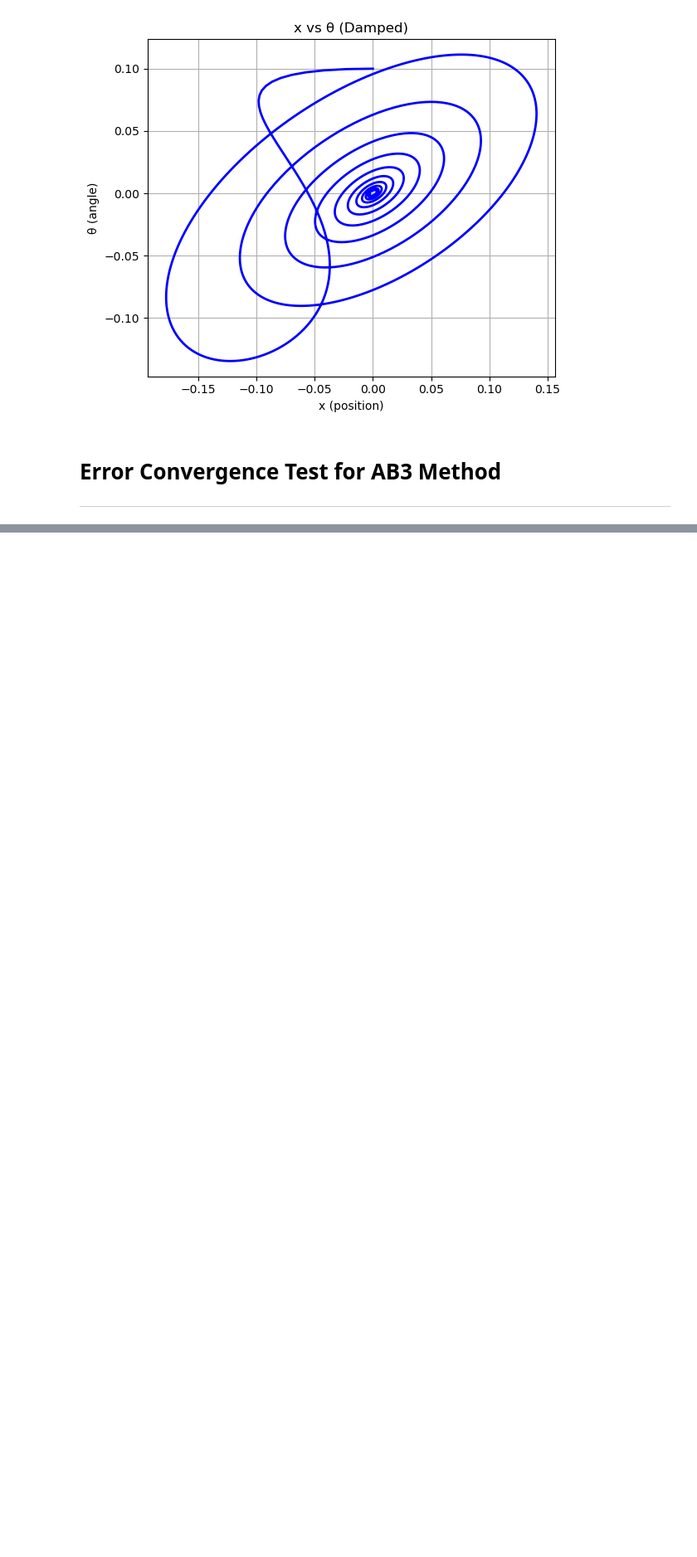
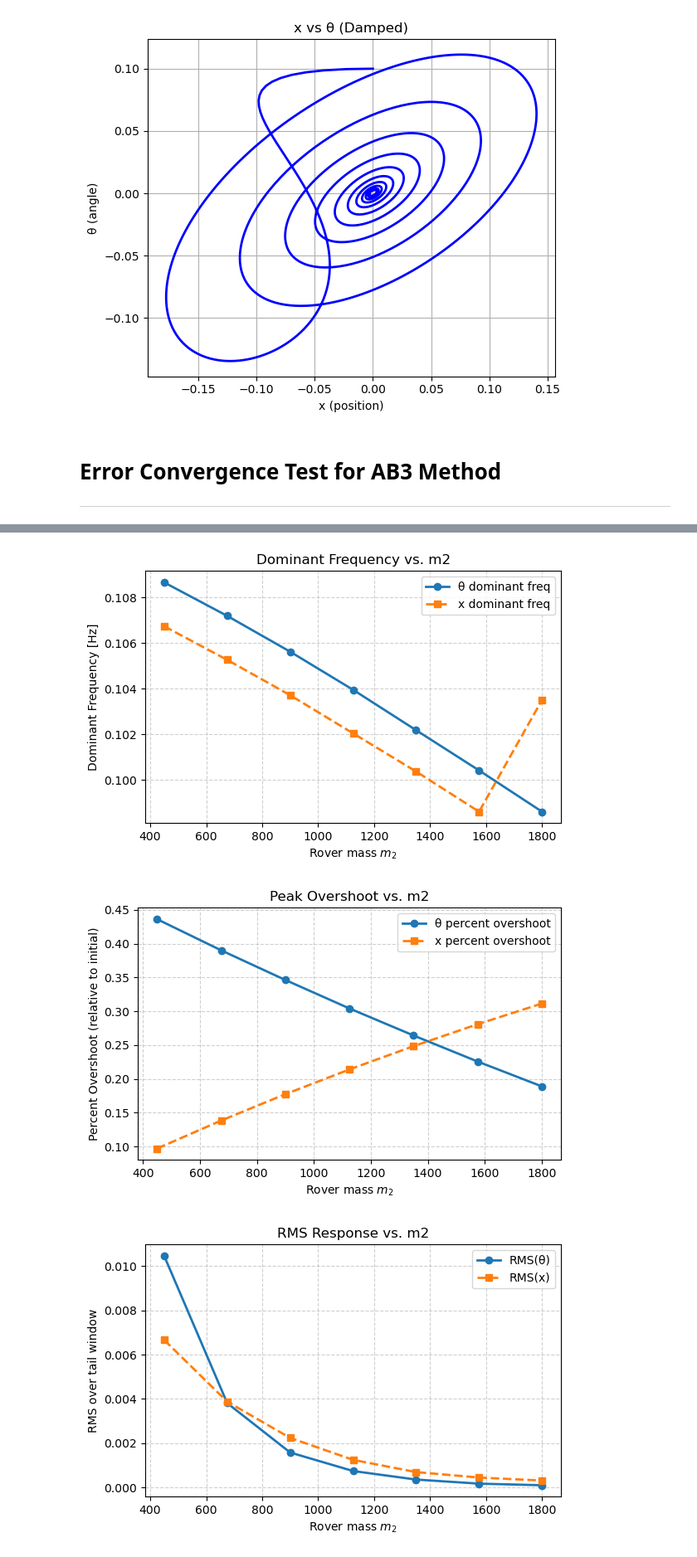
Before and after one commit to elijah-lewis5/AE370-Project-1, a Jupyter notebook: main_matthew.ipynb, the cells around one changed output, grey strips where cells are left out. Shown at 83% size. Saved outputs shown, nothing was run; the diff lists cells and outputs as text; code cells hidden in the pictures; blank space fills up the shorter version.

Commit message:
added q2-4, appended to eom and utils and updated matthew main with the plots, added these to overleaf

```diff
--- a/main_matthew.ipynb
+++ b/main_matthew.ipynb
@@ -191,0 +222,62 @@ plot_phase_by_b(results_b, [b_values[0], b_values[len(b_values)//2], b_values[-1
+# %%
+### Q4: Effect of Masses (m1, m2) on Stability & Transients
+
+import importlib
+import source.eoms2 as eoms2
+importlib.reload(eoms2)
+from source.eoms2 import sweep_mass_effects
+
+import source.plotting_utils2 as pu2
+importlib.reload(pu2)
+from source.plotting_utils2 import (
+    plot_frequency_vs_mass,
+    plot_overshoot_vs_mass,
+    plot_rms_vs_mass,
+    plot_phase_by_mass,
+    plot_energy_decay_examples_mass,
+    plot_zeta_vs_mass
+)
+
+# Controls
+dt = 0.05
+t_final = 150.0   # extend if you want more decay in energy plots
+frac_tail = 0.5
+t_skip = 1.0
+
+# Baseline constants
+m1_0, m2_0, L0, k0, b0, g0 = constants
+
+# --- Sweep rover mass m2 ---
+m2_vals = np.linspace(0.5*m2_0, 2.0*m2_0, 7)  # 0.5x .. 2x
+results_m2 = sweep_mass_effects(
+    'm2', m2_vals, ab3_solve, u0, dt, t_final,
+    constants_base=constants, frac_window=frac_tail, t_skip_for_peaks=t_skip
+)
+
+plot_frequency_vs_mass(results_m2)
+plot_overshoot_vs_mass(results_m2)
+plot_rms_vs_mass(results_m2)
+plot_zeta_vs_mass(results_m2)
+# pick representative values
+m2_list = [float(m2_vals[0]), float(m2_vals[len(m2_vals)//2]), float(m2_vals[-1])]
+plot_phase_by_mass(results_m2, m2_list)
+plot_energy_decay_examples_mass(results_m2, m2_list)
+
+# --- Sweep crane mass m1 ---
+m1_vals = np.linspace(0.5*m1_0, 2.0*m1_0, 7)  # 0.5x .. 2x
+results_m1 = sweep_mass_effects(
+    'm1', m1_vals, ab3_solve, u0, dt, t_final,
+    constants_base=constants, frac_window=frac_tail, t_skip_for_peaks=t_skip
+)
+
+plot_frequency_vs_mass(results_m1)
+plot_overshoot_vs_mass(results_m1)
+plot_rms_vs_mass(results_m1)
+plot_zeta_vs_mass(results_m1)
+m1_list = [float(m1_vals[0]), float(m1_vals[len(m1_vals)//2]), float(m1_vals[-1])]
+plot_phase_by_mass(results_m1, m1_list)
+plot_energy_decay_examples_mass(results_m1, m1_list)
+# %% [output]
+[figure, added]
+[figure, added]
+[figure, added]
```
Also changed, not shown: parts of 8 cells of this notebook, 2 other files.
